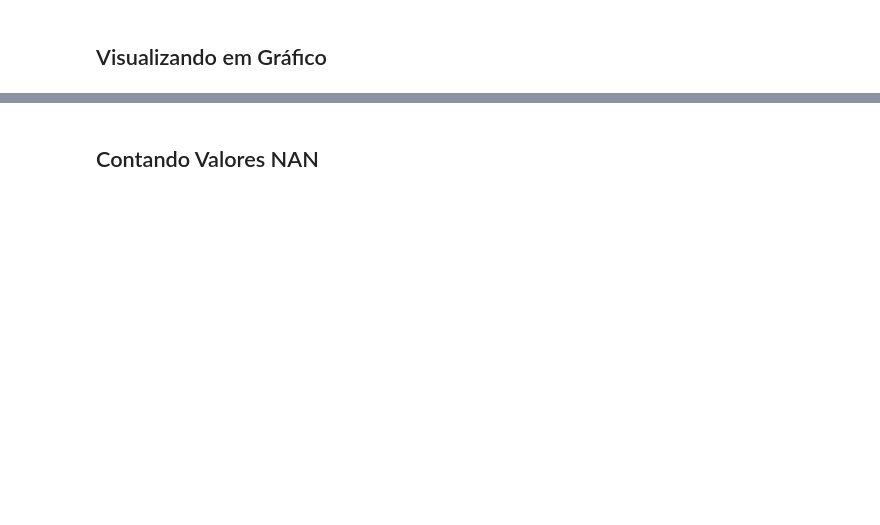
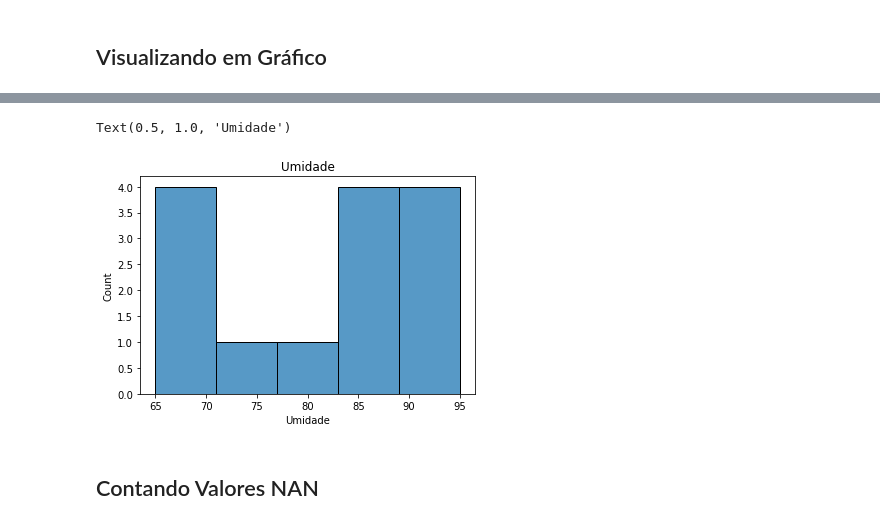
Before and after one commit to hgosouza1/Data-Science, a Jupyter notebook: Phyton/Limpenza e Tratamento de Dados.ipynb, the cells around one changed output, grey strips where cells are left out. Saved outputs shown, nothing was run; the diff lists cells and outputs as text; code cells hidden in the pictures; blank space fills up the shorter version.

```diff
--- a/Phyton/Limpenza e Tratamento de Dados.ipynb
+++ b/Phyton/Limpenza e Tratamento de Dados.ipynb
@@ -43,2 +93,5 @@ srn.boxplot(dataset['Temperatura']).set_title('Temperatura')
 # %%
-srn.distplot(dataset['Temperatura']).set_title('Temperatura')
+srn.histplot(dataset['Umidade']).set_title('Umidade')
+# %% [output]
+Text(0.5, 1.0, 'Umidade')
+[figure, added]
```
Also changed, not shown: parts of 27 cells of this notebook.
